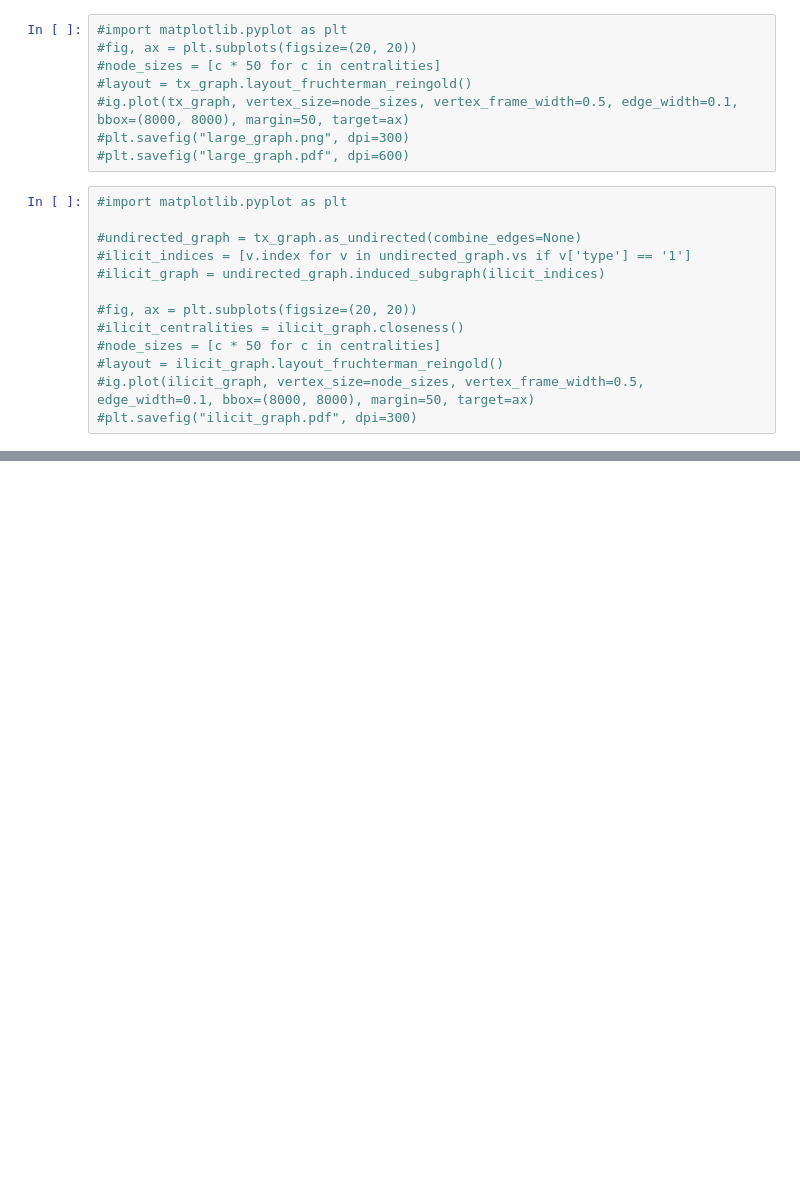
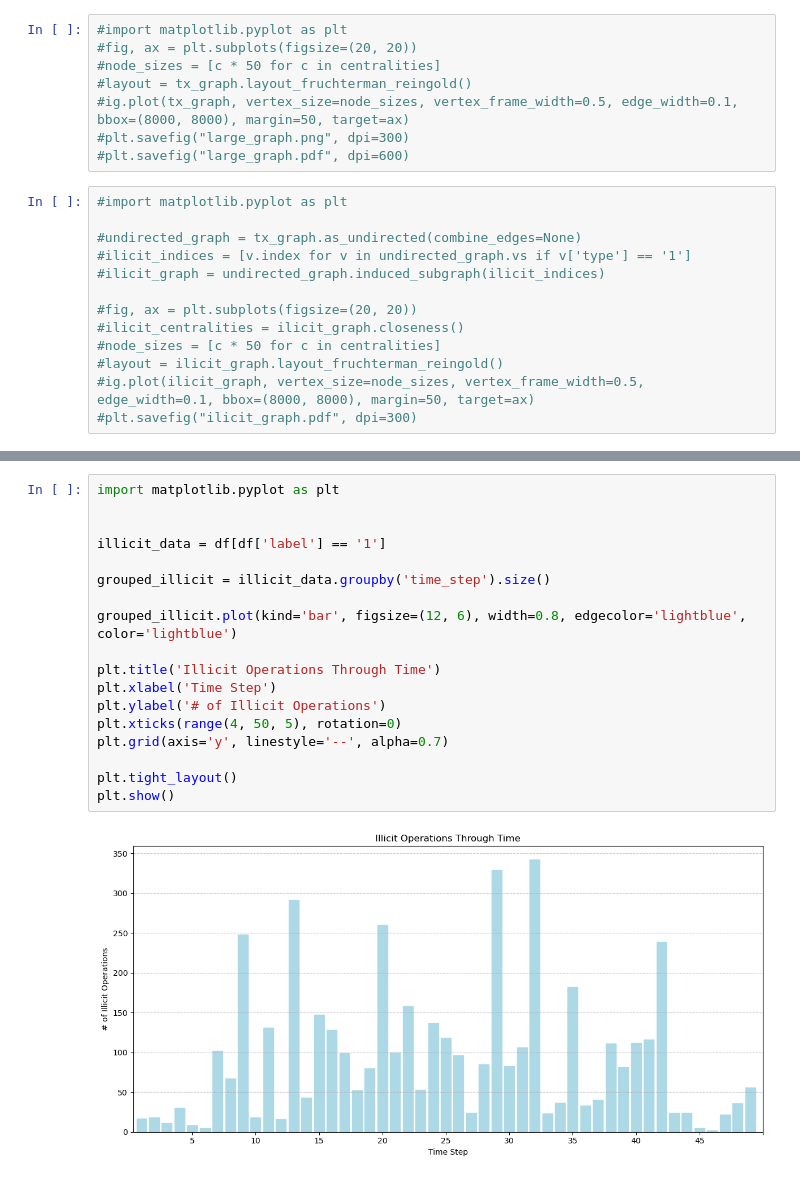
Before and after one commit to Roger987/Graph-Fraud-Detection, a Jupyter notebook: src/fraud_detection-supervised.ipynb, the cells around one changed output, grey strips where cells are left out. Cells and saved outputs as stored; diff of their text form; blank space fills up the shorter version.

```diff
--- a/src/fraud_detection-supervised.ipynb
+++ b/src/fraud_detection-supervised.ipynb
@@ -225,0 +334,20 @@ print(top_features)
+# %%
+import matplotlib.pyplot as plt
+
+
+illicit_data = df[df['label'] == '1']
+
+grouped_illicit = illicit_data.groupby('time_step').size()
+
+grouped_illicit.plot(kind='bar', figsize=(12, 6), width=0.8, edgecolor='lightblue', color='lightblue')
+
+plt.title('Illicit Operations Through Time')
+plt.xlabel('Time Step')
+plt.ylabel('# of Illicit Operations')
+plt.xticks(range(4, 50, 5), rotation=0)
+plt.grid(axis='y', linestyle='--', alpha=0.7)
+
+plt.tight_layout()
+plt.show()
+# %% [output]
+[figure, added]
```
Also changed, not shown: parts of 36 cells of this notebook.
